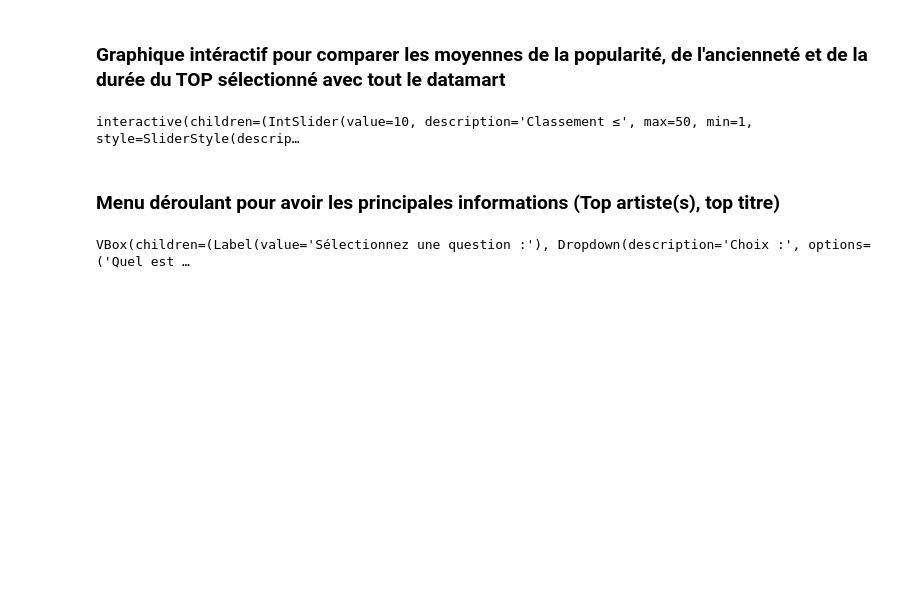
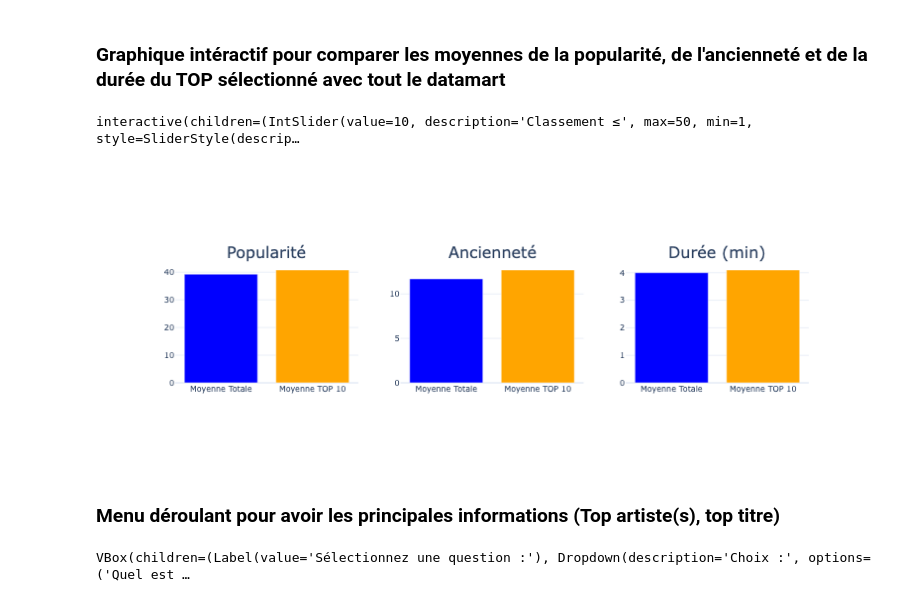
Before and after one commit to Maximefe/Dashboard-Spotify, a Jupyter notebook: scripts/Exploration et Visualisation.ipynb, the cells around one changed output. Saved outputs shown, nothing was run; the diff lists cells and outputs as text; code cells hidden in the pictures; blank space fills up the shorter version.

```diff
--- a/scripts/Exploration et Visualisation.ipynb
+++ b/scripts/Exploration et Visualisation.ipynb
@@ -511,6 +516,10 @@ classement_slider.style.description_color = 'red'  # Change la couleur de la des
 widgets.interactive(update_table_and_graphs, classement_max=classement_slider)
 # %% [output]
 interactive(children=(IntSlider(value=10, description='Classement ≤', max=50, min=1, style=SliderStyle(descrip…
+# %%
+display(Image("../image/comparaison_moyennes.png"))
+# %% [output]
+[figure, added]
 # %% [markdown]
 ### Menu déroulant pour avoir les principales informations (Top artiste(s), top titre)
 # %%
```
Also changed, not shown: parts of 7 cells of this notebook.
